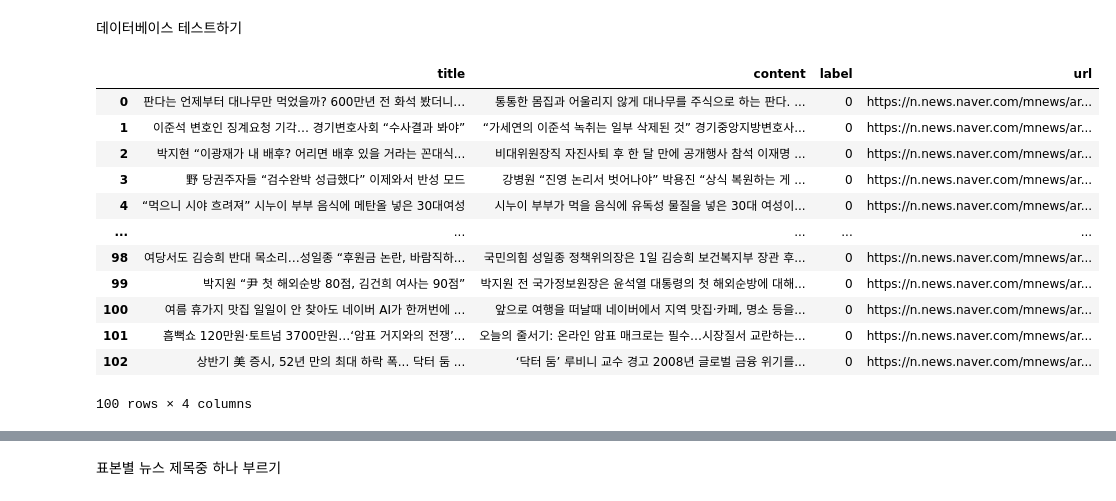
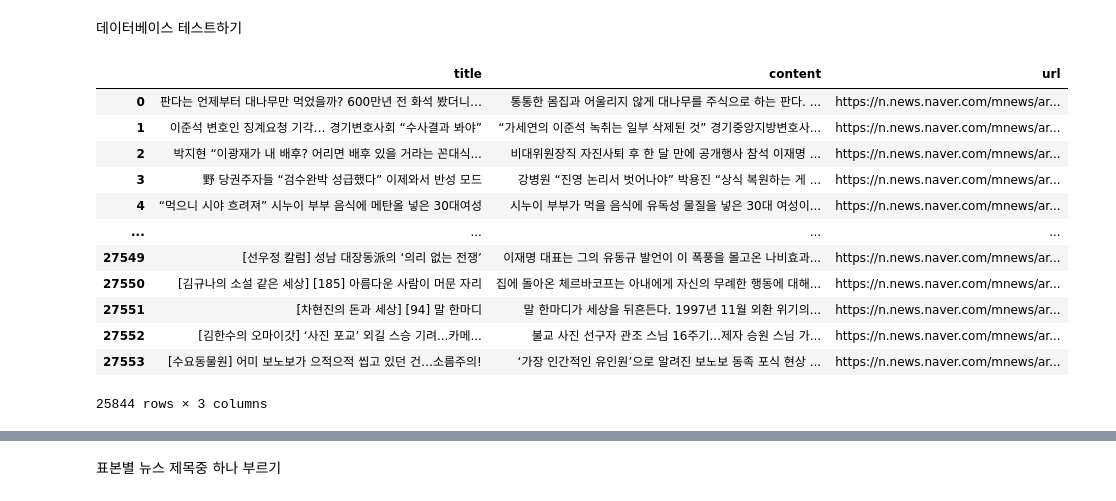
Before and after one commit to soldierzeus/bigdata_thunder, a Jupyter notebook: bigdata2/practice_bigdata_project.ipynb, the cells around one changed output, grey strips where cells are left out. Cells and saved outputs as stored; diff of their text form; code cells hidden in the pictures.

```diff
--- a/bigdata2/practice_bigdata_project.ipynb
+++ b/bigdata2/practice_bigdata_project.ipynb
@@ -11,7 +11,7 @@ import pandas as pd
 # %% [markdown]
 뉴스별 데이터베이스 부르기
 # %%
-chosun_eilbo_database = pd.read_csv(r'C:\bigdata_git\bigdata_thunder\bigdata1\chosun_eilbo.csv', encoding='cp949', index_col=False)
+chosun_eilbo_database = pd.read_csv(r'C:\bigdata_git\bigdata_thunder\bigdata1\chosun_eilbo.csv', encoding='utf-8', index_col=False)
 korean_economy_database = pd.read_csv(r'C:\bigdata_git\bigdata_thunder\bigdata1\korean_economy.csv', encoding='utf-8', index_col=False)
 mail_economy_database = pd.read_csv(r'C:\bigdata_git\bigdata_thunder\bigdata1\mail_economy.csv', encoding='utf-8', index_col=False)
 midlle_eilbo_database = pd.read_csv(r'C:\bigdata_git\bigdata_thunder\bigdata1\middle_eilbo.csv', encoding='utf-8', index_col=False)
@@ -26,20 +26,20 @@ money_today_database = pd.read_csv(r'C:\bigdata_git\bigdata_thunder\bigdata1\mon
 데이터베이스 테스트하기
 # %%
 chosun_eilbo_database = chosun_eilbo_database.dropna()
-chosun_eilbo_database.head(100)
+chosun_eilbo_database
 # %% [output]
-|  | title | content | label | url |
-| 0 | 판다는 언제부터 대나무만 먹었을까? 600만년 전 화석 봤더니… | 통통한 몸집과 어울리지 않게 대나무를 주식으로 하는 판다. ... | 0 | https://n.news.naver.com/mnews/ar... |
-| 1 | 이준석 변호인 징계요청 기각… 경기변호사회 “수사결과 봐야” | “가세연의 이준석 녹취는 일부 삭제된 것” 경기중앙지방변호사... | 0 | https://n.news.naver.com/mnews/ar... |
-| 2 | 박지현 “이광재가 내 배후? 어리면 배후 있을 거라는 꼰대식... | 비대위원장직 자진사퇴 후 한 달 만에 공개행사 참석 이재명 ... | 0 | https://n.news.naver.com/mnews/ar... |
-| 3 | 野 당권주자들 “검수완박 성급했다” 이제와서 반성 모드 | 강병원 “진영 논리서 벗어나야” 박용진 “상식 복원하는 게 ... | 0 | https://n.news.naver.com/mnews/ar... |
-| 4 | “먹으니 시야 흐려져” 시누이 부부 음식에 메탄올 넣은 30대여성 | 시누이 부부가 먹을 음식에 유독성 물질을 넣은 30대 여성이... | 0 | https://n.news.naver.com/mnews/ar... |
-| ... | ... | ... | ... | ... |
-| 98 | 여당서도 김승희 반대 목소리…성일종 “후원금 논란, 바람직하... | 국민의힘 성일종 정책위의장은 1일 김승희 보건복지부 장관 후... | 0 | https://n.news.naver.com/mnews/ar... |
-| 99 | 박지원 “尹 첫 해외순방 80점, 김건희 여사는 90점” | 박지원 전 국가정보원장은 윤석열 대통령의 첫 해외순방에 대해... | 0 | https://n.news.naver.com/mnews/ar... |
-| 100 | 여름 휴가지 맛집 일일이 안 찾아도 네이버 AI가 한꺼번에 ... | 앞으로 여행을 떠날때 네이버에서 지역 맛집·카페, 명소 등을... | 0 | https://n.news.naver.com/mnews/ar... |
-| 101 | 흠뻑쇼 120만원·토트넘 3700만원…‘암표 거지와의 전쟁’... | 오늘의 줄서기: 온라인 암표 매크로는 필수…시장질서 교란하는... | 0 | https://n.news.naver.com/mnews/ar... |
-| 102 | 상반기 美 증시, 52년 만의 최대 하락 폭... 닥터 둠 ... | ‘닥터 둠’ 루비니 교수 경고 2008년 글로벌 금융 위기를... | 0 | https://n.news.naver.com/mnews/ar... |
+|  | title | content | url |
+| 0 | 판다는 언제부터 대나무만 먹었을까? 600만년 전 화석 봤더니… | 통통한 몸집과 어울리지 않게 대나무를 주식으로 하는 판다. ... | https://n.news.naver.com/mnews/ar... |
+| 1 | 이준석 변호인 징계요청 기각… 경기변호사회 “수사결과 봐야” | “가세연의 이준석 녹취는 일부 삭제된 것” 경기중앙지방변호사... | https://n.news.naver.com/mnews/ar... |
+| 2 | 박지현 “이광재가 내 배후? 어리면 배후 있을 거라는 꼰대식... | 비대위원장직 자진사퇴 후 한 달 만에 공개행사 참석 이재명 ... | https://n.news.naver.com/mnews/ar... |
+| 3 | 野 당권주자들 “검수완박 성급했다” 이제와서 반성 모드 | 강병원 “진영 논리서 벗어나야” 박용진 “상식 복원하는 게 ... | https://n.news.naver.com/mnews/ar... |
+| 4 | “먹으니 시야 흐려져” 시누이 부부 음식에 메탄올 넣은 30대여성 | 시누이 부부가 먹을 음식에 유독성 물질을 넣은 30대 여성이... | https://n.news.naver.com/mnews/ar... |
+| ... | ... | ... | ... |
+| 27549 | [선우정 칼럼] 성남 대장동派의 ‘의리 없는 전쟁’ | 이재명 대표는 그의 유동규 발언이 이 폭풍을 몰고온 나비효과... | https://n.news.naver.com/mnews/ar... |
+| 27550 | [김규나의 소설 같은 세상] [185] 아름다운 사람이 머문 자리 | 집에 돌아온 체르바코프는 아내에게 자신의 무례한 행동에 대해... | https://n.news.naver.com/mnews/ar... |
+| 27551 | [차현진의 돈과 세상] [94] 말 한마디 | 말 한마디가 세상을 뒤흔든다. 1997년 11월 외환 위기의... | https://n.news.naver.com/mnews/ar... |
+| 27552 | [김한수의 오마이갓] ‘사진 포교’ 외길 스승 기려...카메... | 불교 사진 선구자 관조 스님 16주기...제자 승원 스님 가... | https://n.news.naver.com/mnews/ar... |
+| 27553 | [수요동물원] 어미 보노보가 으적으적 씹고 있던 건…소름주의! | ‘가장 인간적인 유인원’으로 알려진 보노보 동족 포식 현상 ... | https://n.news.naver.com/mnews/ar... |
-100 rows × 4 columns
+25844 rows × 3 columns
 # %%
 korean_economy_database = korean_economy_database.dropna()
```
Also changed, not shown: parts of 15 cells of this notebook.
